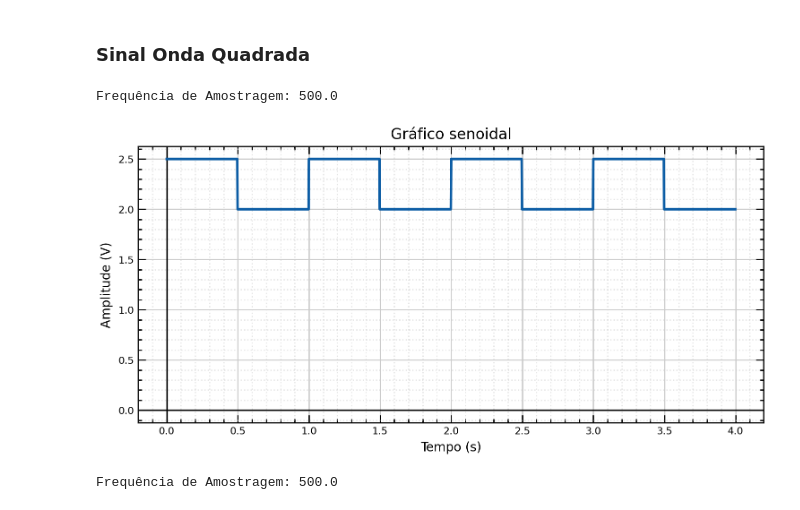
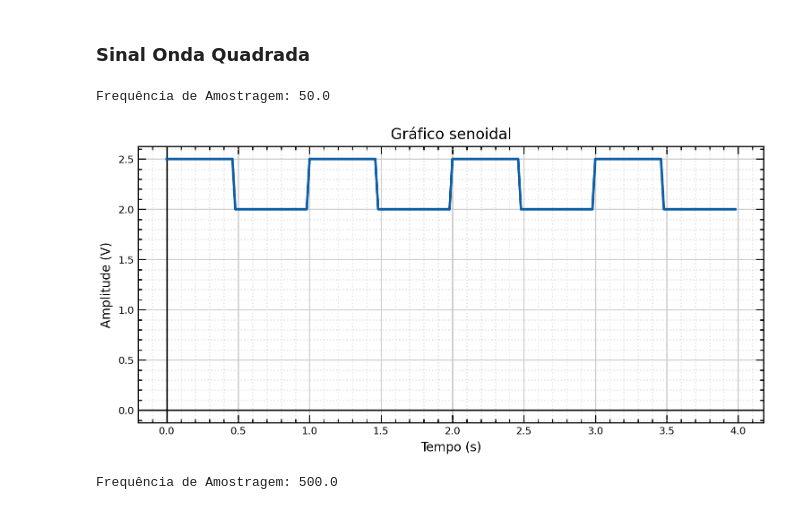
Before and after one commit to Oseiasdfarias/Projeto_Tcc_Oseias_Oficial, a Jupyter notebook: Identificacao_de_Sistemas/gerador_sinais/sinais.ipynb, the cells around one changed output. Saved outputs shown, nothing was run; the diff lists cells and outputs as text; code cells hidden in the pictures.

```diff
--- a/Identificacao_de_Sistemas/gerador_sinais/sinais.ipynb
+++ b/Identificacao_de_Sistemas/gerador_sinais/sinais.ipynb
@@ -109,13 +109,13 @@ def onda_quadrada(freq, ampl, offset, N=200, Ts=0.002):
 # %%
 # Parâmetros do sinal
 freq = 1
 ampl = 0.5
 offset = 2
 
-onda_quadrada(freq, ampl, offset, 2000, 20e-4)
+onda_quadrada(freq, ampl, offset, 200, 20e-3)
 # %% [output]
-Frequência de Amostragem: 500.0
+Frequência de Amostragem: 50.0
-[figure, old version]
+[figure, new version]
 # %%
 # Parâmetros do sinal
 freq = 2
```
Also changed, not shown: 5 other files.
